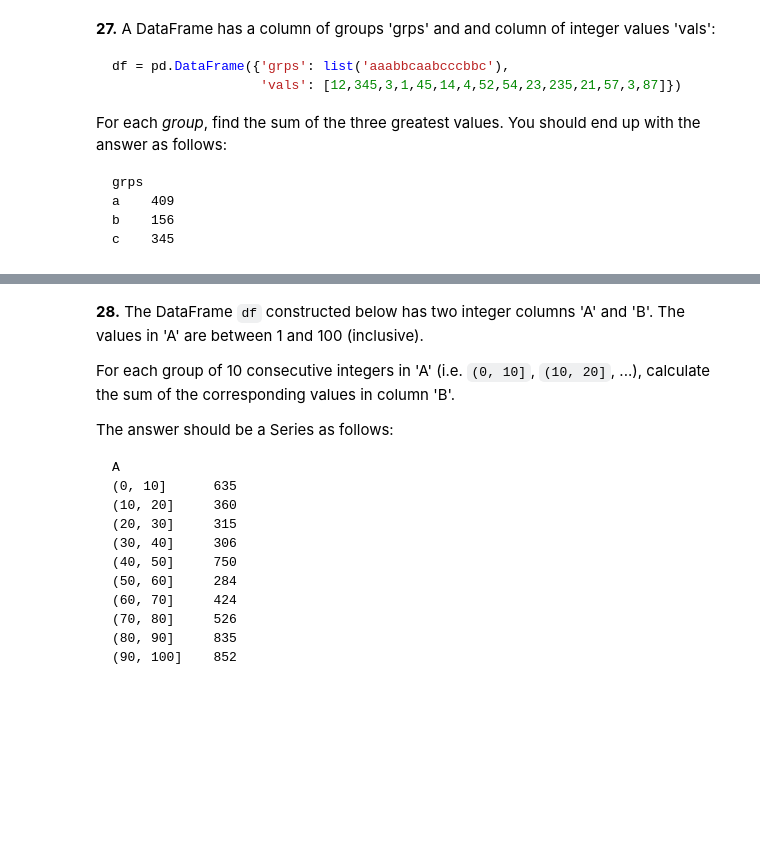
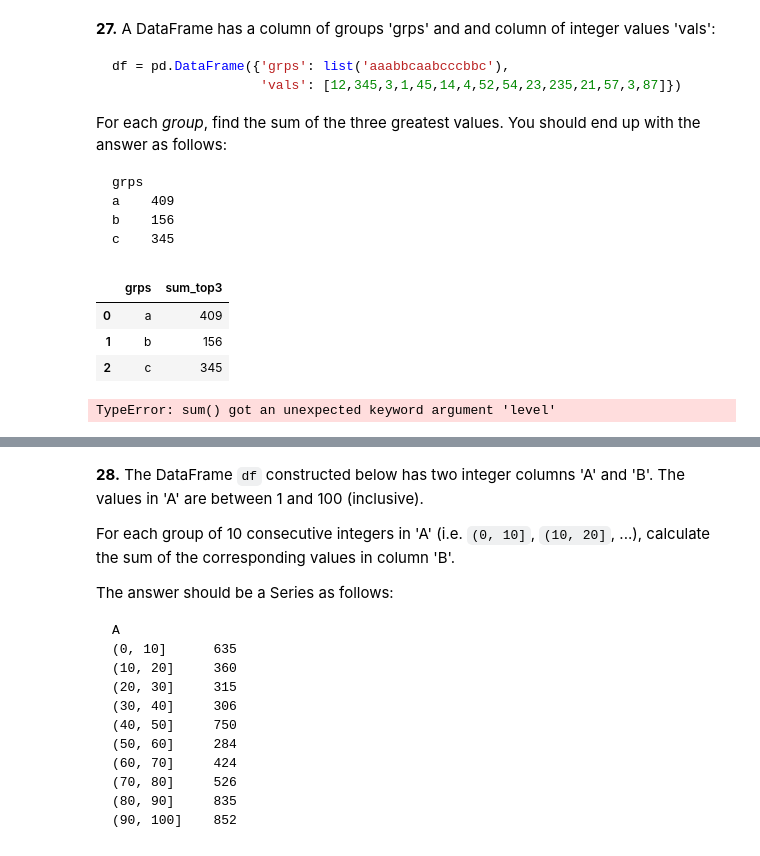
Before and after one commit to xshlc/100-pandas-puzzles, a Jupyter notebook: 100-pandas-puzzles.ipynb, the cells around one changed output, grey strips where cells are left out. Drawn from its saved outputs; the diff is of its cells as text; code cells hidden in the pictures; blank space fills up the shorter version.

````diff
--- a/100-pandas-puzzles.ipynb
+++ b/100-pandas-puzzles.ipynb
@@ -1552,7 +1767,26 @@ b    156
 c    345
 ```
 # %%
+import pandas as pd
 df = pd.DataFrame({'grps': list('aaabbcaabcccbbc'),
                    'vals': [12,345,3,1,45,14,4,52,54,23,235,21,57,3,87]})
 
 # write a solution to the question here
+# Group by 'grps', select the top 3 values in each group, and sum them
+result = (
+    df.groupby('grps')['vals']
+    .apply(lambda x: x.nlargest(3).sum())
+    .reset_index(name='sum_top3')
+)
+
+result
+# %% [output]
+|  | grps | sum_top3 |
+| 0 | a | 409 |
+| 1 | b | 156 |
+| 2 | c | 345 |
+# %%
+# puzzle solution is broken
+df.groupby('grps')['vals'].nlargest(3).sum(level=0)
+# %% [output]
+TypeError: sum() got an unexpected keyword argument 'level'
````
Also changed, not shown: parts of 19 cells of this notebook.
